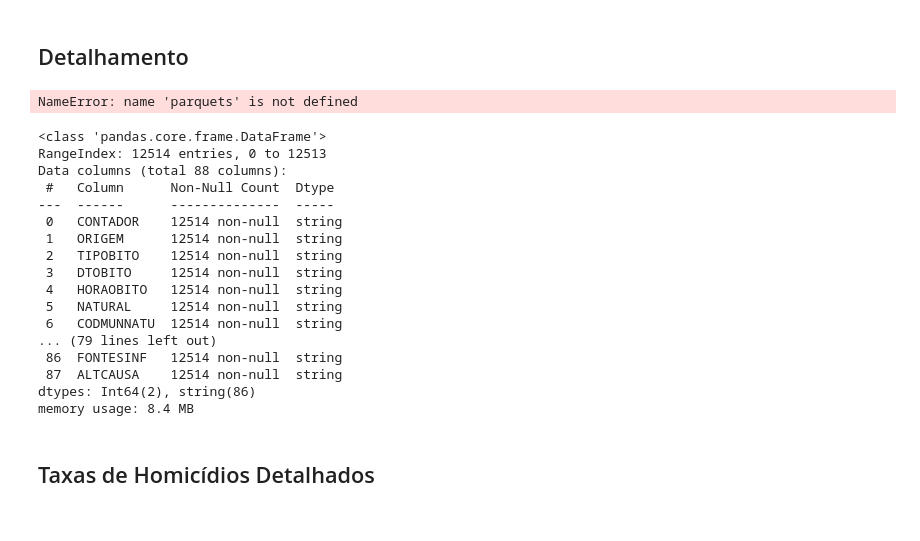
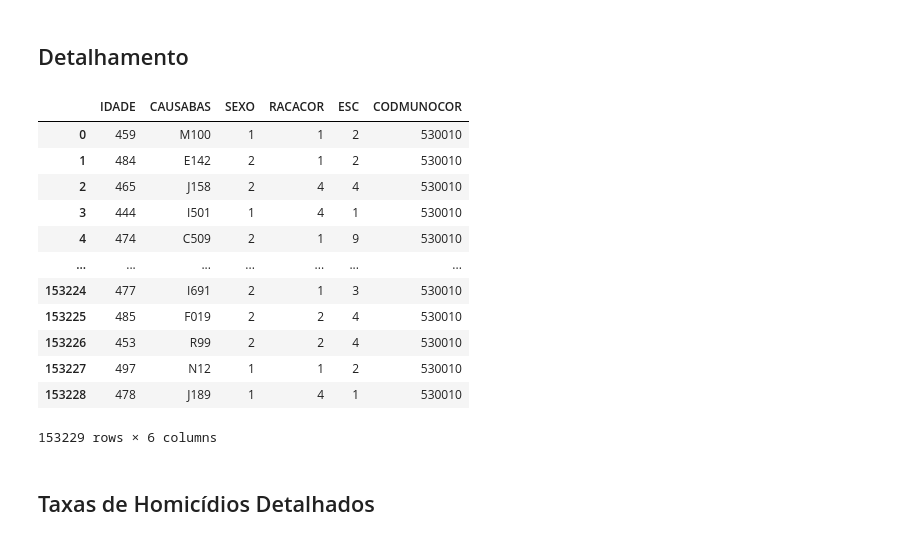
Before and after one commit to fd4dg4br1/Pesquisa-SUS, a Jupyter notebook: Criminalidade_df.ipynb, the cells around one changed output. Cells and saved outputs as stored; diff of their text form; code cells hidden in the pictures.

Commit message:
Modificão com o processar parquets e condicão para carregar arquivos do sim via driver ou SUS

```diff
--- a/Criminalidade_df.ipynb
+++ b/Criminalidade_df.ipynb
@@ -160,11 +193,3 @@ salvar_dataframe(df_estimativa, path_dados_processados, 'ano_populacao_ibge')
 Arquivo salvo com sucesso em: /content/drive/MyDrive/Trabalho de Pesquisa Revisao/dados_processados
 # %% [markdown]
 # Taxa de homicídios no DF - SIM
-# %%
-from pysus import SIM
-sim = SIM().load() # Loads the files from DATASUS
-years = [i for i in range(2014,2026)]
-#
-sim_files = sim.get_files("CID10", uf=["DF"], year=years)
-#
-parquets = sim.download(sim_files)
@@ -173,5 +195,0 @@ parquets = sim.download(sim_files)
-# %%
-for parquet in parquets:
-  df = pd.read_parquet(str(parquet))
-  print()
-  df.to_parquet('/content/drive/MyDrive/Trabalho de Pesquisa Revisao/dados_brutos/SIM/'+str(parquet).split('/')[-1], engine='pyarrow', compression='snappy')
@@ -246,51 +334,22 @@ Taxa: 11.578635115831398
 Quantidade de mortos: 14079
 # %% [markdown]
 ## Detalhamento
-# %%
-def calcular_idade(valor):
-    # Transforma em string para garantir que o startswith funcione
-    valor_str = str(valor)
-    if valor_str.startswith('4'):
-        # Pega do segundo caractere em diante e converte para inteiro
-        return int(valor_str[1:])
-    elif valor_str.startswith('5'):
-        return 100 + int(valor_str[1:])
-    return 0
-
-colunas_sim = [
-    'IDADE',       # Usada na função calcular_idade
-    'CAUSABAS',    # Usada para filtrar os CIDs de homicídio (padrão regex)
-    'SEXO',        # Usada para filtrar o sexo masculino (código 1)
-    'RACACOR',     # Usada para filtrar negros e pardos (2 e 4)
-    'ESC',         # Usada para calcular o nível de escolaridade
-    'CODMUNOCOR'   # Estava comentada, mas é a origem comum para análises regionais/municipais
-]
-dfs_lista_sim = processar_parquets(parquets, colunas_sim, path_dados_brutos + '/SIM')
-for parquet in parquets:
-  df = pd.DataFrame(parquet.to_dataframe())
-  dfs_lista_sim.append(df)
-# %% [output]
-NameError: name 'parquets' is not defined
 # %%
-dfs_lista_sim[3].info()
+dfs_lista_sim
 # %% [output]
+|  | IDADE | CAUSABAS | SEXO | RACACOR | ESC | CODMUNOCOR |
+| 0 | 459 | M100 | 1 | 1 | 2 | 530010 |
+| 1 | 484 | E142 | 2 | 1 | 2 | 530010 |
+| 2 | 465 | J158 | 2 | 4 | 4 | 530010 |
+| 3 | 444 | I501 | 1 | 4 | 1 | 530010 |
+| 4 | 474 | C509 | 2 | 1 | 9 | 530010 |
+| ... | ... | ... | ... | ... | ... | ... |
+| 153224 | 477 | I691 | 2 | 1 | 3 | 530010 |
+| 153225 | 485 | F019 | 2 | 2 | 4 | 530010 |
+| 153226 | 453 | R99 | 2 | 2 | 4 | 530010 |
+| 153227 | 497 | N12 | 1 | 1 | 2 | 530010 |
+| 153228 | 478 | J189 | 1 | 4 | 1 | 530010 |
-<class 'pandas.core.frame.DataFrame'>
-RangeIndex: 12514 entries, 0 to 12513
-Data columns (total 88 columns):
- #   Column      Non-Null Count  Dtype
----  ------      --------------  -----
- 0   CONTADOR    12514 non-null  string
- 1   ORIGEM      12514 non-null  string
- 2   TIPOBITO    12514 non-null  string
- 3   DTOBITO     12514 non-null  string
- 4   HORAOBITO   12514 non-null  string
- 5   NATURAL     12514 non-null  string
- 6   CODMUNNATU  12514 non-null  string
-... (79 lines left out)
- 86  FONTESINF   12514 non-null  string
- 87  ALTCAUSA    12514 non-null  string
-dtypes: Int64(2), string(86)
-memory usage: 8.4 MB
+153229 rows × 6 columns
 # %% [markdown]
 ## Taxas de Homicídios Detalhados
 # %%
```
Also changed, not shown: parts of 3 cells of this notebook.
